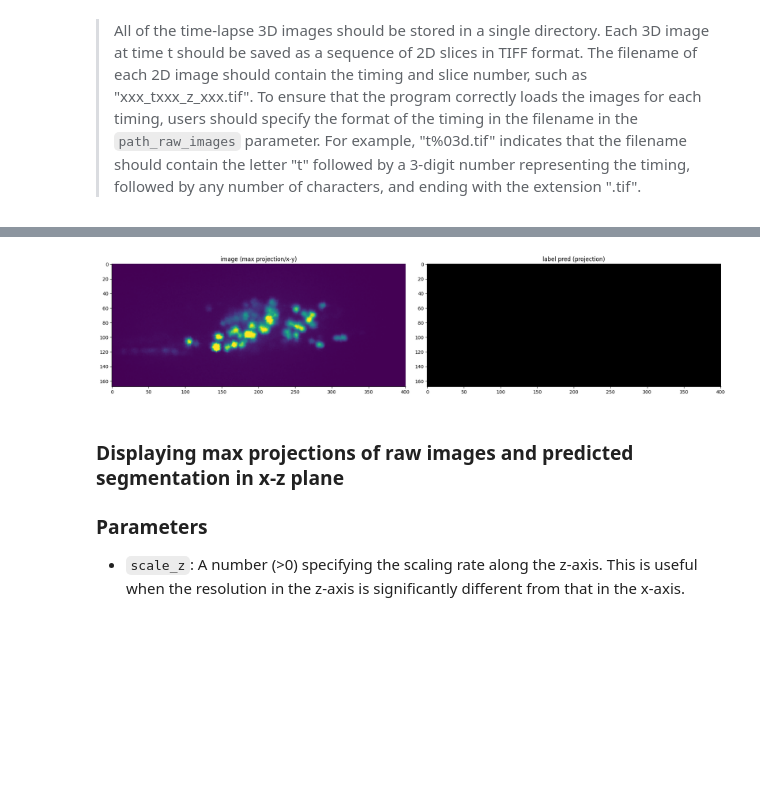
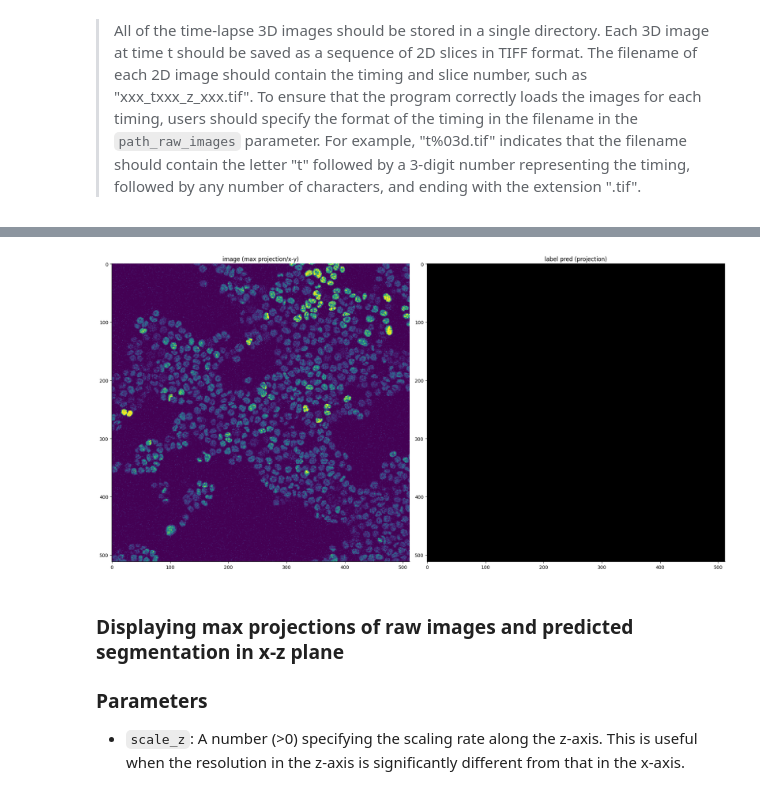
Before and after one commit to BorisLouis/3DeeCellTracker_Win, a Jupyter notebook: Examples/use_stardist/track_stardist_single_mode.ipynb, the cells around one changed output, grey strips where cells are left out. Saved outputs shown, nothing was run; the diff lists cells and outputs as text; code cells hidden in the pictures; blank space fills up the shorter version.

```diff
--- a/Examples/use_stardist/track_stardist_single_mode.ipynb
+++ b/Examples/use_stardist/track_stardist_single_mode.ipynb
@@ -57,8 +57,8 @@ Load pretrained stardist model 'stardist_worm1' from folder '../../stardist_mode
 ### Notes
 > All of the time-lapse 3D images should be stored in a single directory. Each 3D image at time t should be saved as a sequence of 2D slices in TIFF format. The filename of each 2D image should contain the timing and slice number, such as "xxx_txxx_z_xxx.tif". To ensure that the program correctly loads the images for each timing, users should specify the format of the timing in the filename in the `path_raw_images` parameter. For example, "t%03d.tif" indicates that the filename should contain the letter "t" followed by a 3-digit number representing the timing, followed by any number of characters, and ending with the extension ".tif".
 # %%
-path_results = "./worm1/"
-path_raw_images = "./worm1/data/*t%03d*.tif"
+path_results = "G:/My Drive/GoogleColab/Deep Learnin_Farsai/datasets/results"
+path_raw_images = "G:/My Drive/GoogleColab/Deep Learnin_Farsai/datasets/24h_10J/channel_000/data/*t%04d*.tif"
 
 vol = 1
 x = sdw.load_2d_slices_at_time(path_raw_images, t=vol)
@@ -75,4 +75,4 @@ Raw image shape at vol1: (2, 168, 401)
-[figure, old version]
+[figure, new version]
 # %% [markdown]
 ### Displaying max projections of raw images and predicted segmentation in x-z plane
 
```
Also changed, not shown: parts of 1 cell of this notebook, 1 other file.
